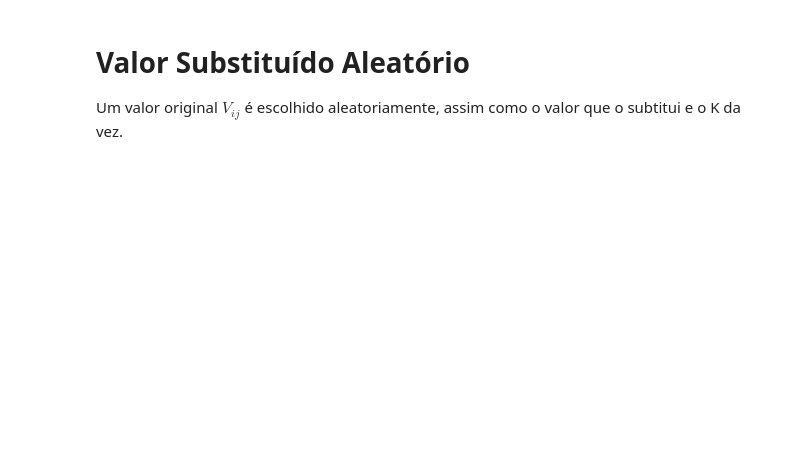
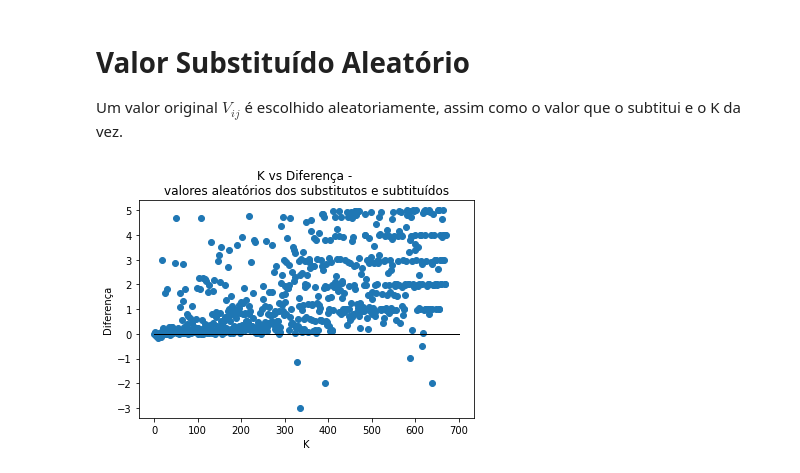
Before and after one commit to alfredjynx/Netflix-Sigma, a Jupyter notebook: netfelix.ipynb, the cells around one changed output. Saved outputs shown, nothing was run; the diff lists cells and outputs as text; code cells hidden in the pictures; blank space fills up the shorter version.

```diff
--- a/netfelix.ipynb
+++ b/netfelix.ipynb
@@ -321,10 +323,13 @@ for n in tqdm(range(0,672)):
     d['K'] = k
     CSV(k, d, "totalAleatorio.csv")
 # %%
-df = pd.read_csv('totalAleatorio.csv')
-plt.plot([0, 500], [0, 0], color='black', linestyle='-', linewidth=1)
-plt.title('K vs Diferença')
+df_aleatorio = pd.read_csv('totalAleatorio.csv')
+plt.plot([0, 700], [0, 0], color='black', linestyle='-', linewidth=1)
+plt.title('''K vs Diferença -
+valores aleatórios dos substitutos e subtituídos''')
 plt.xlabel('K')
 plt.ylabel('Diferença')
-plt.scatter(df['K'], df['Diferença'])
+plt.scatter(df_aleatorio['K'], df_aleatorio['Diferença'])
 plt.show()
+# %% [output]
+[figure, added]
```
Also changed, not shown: parts of 3 cells of this notebook, 2 other files.
